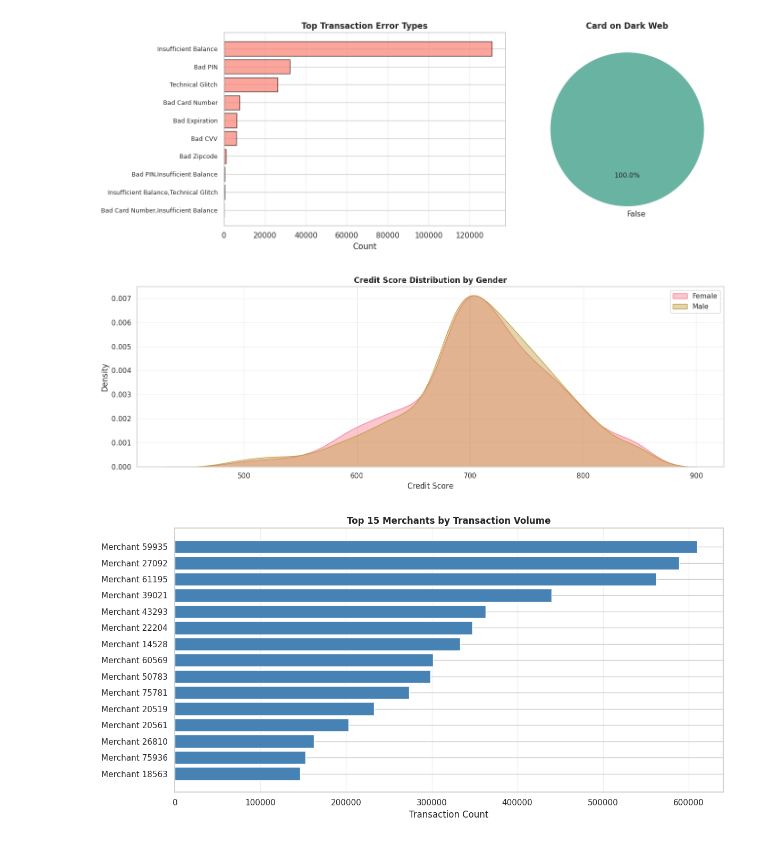
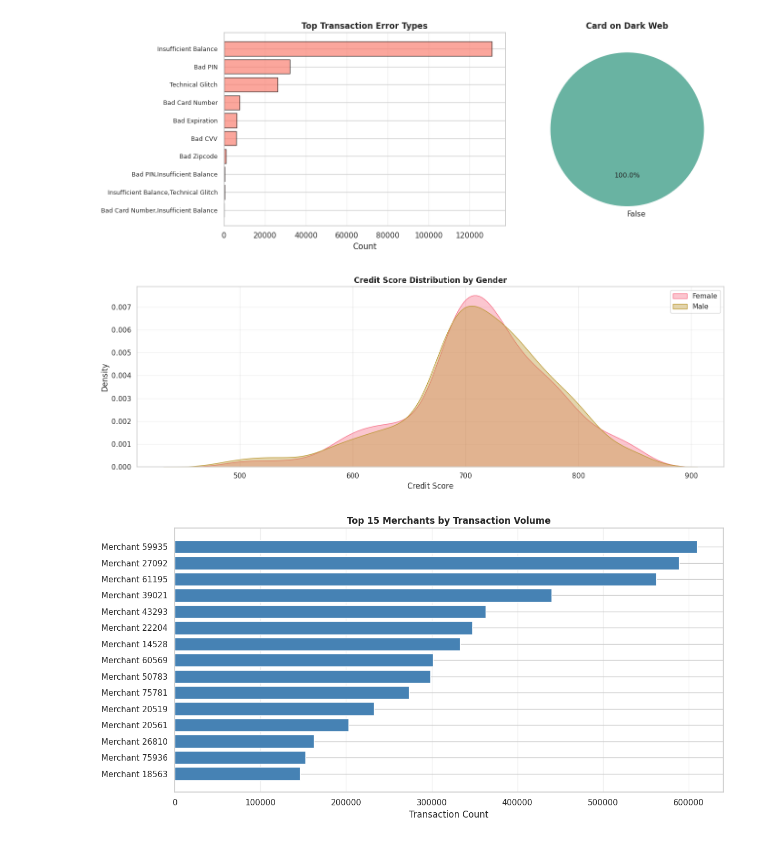
Before and after one commit to rrubaszek/TransactionDatasetAnalysis, a Jupyter notebook: notebooks/03-eda-analysis.ipynb, the cells around one changed output. Cells and saved outputs as stored; diff of their text form; code cells hidden in the pictures.

```diff
--- a/notebooks/03-eda-analysis.ipynb
+++ b/notebooks/03-eda-analysis.ipynb
@@ -86,7 +83,7 @@ analysis.plot_graph(plot_errors_and_darkweb, analysis.transactions, analysis.car
 # %% [output]
 [figure]
 # %%
-analysis.plot_graph(plot_credit_score_by_gender, analysis.users)
+analysis.plot_graph(plot_credit_score_by_gender, analysis.user_agg)
 # %% [output]
-[figure, old version]
+[figure, new version]
 # %%
```
Also changed, not shown: parts of 17 cells of this notebook, 4 other files.
